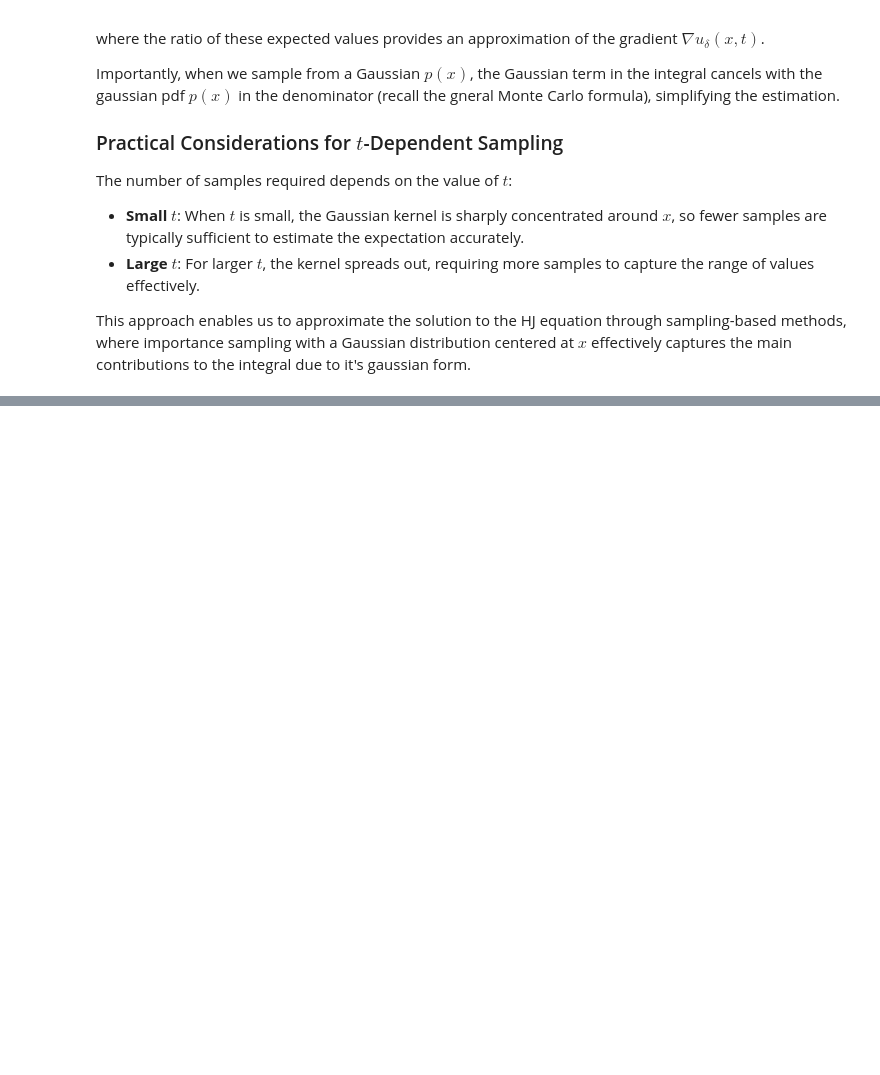
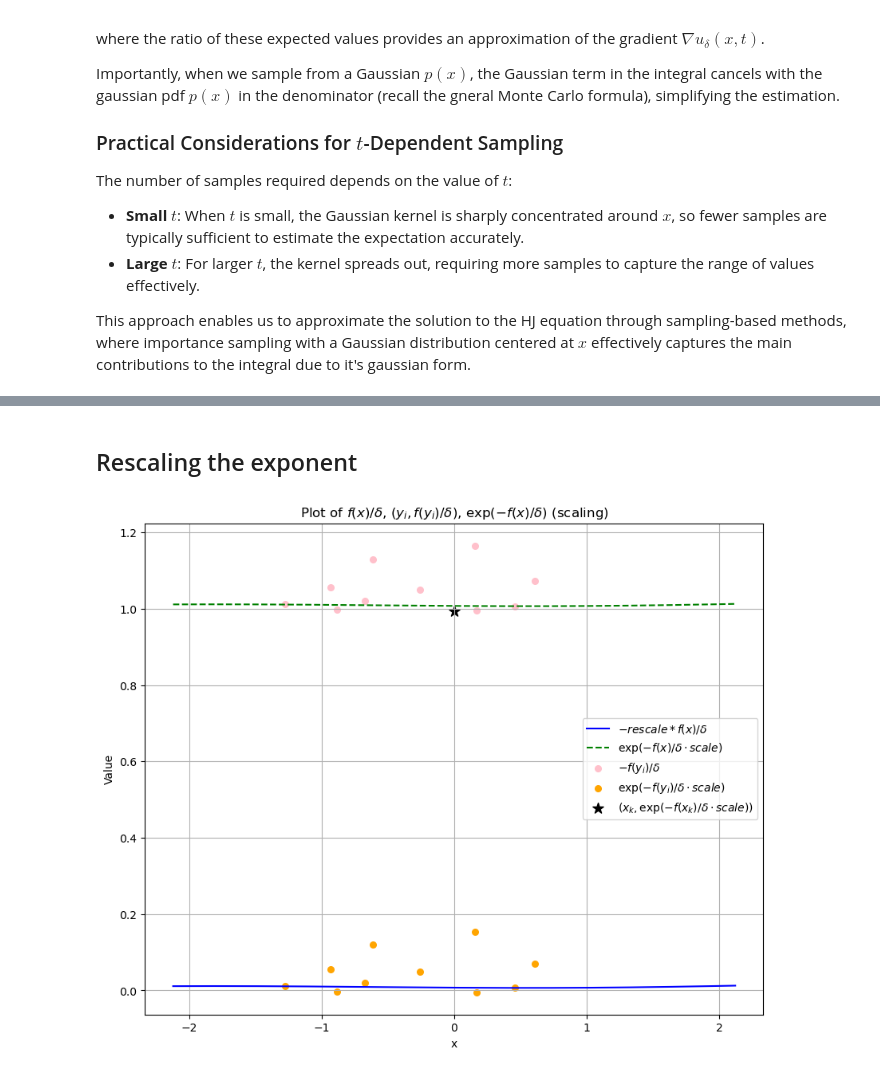
Before and after one commit to bryceshirley/hj-global-opt, a Jupyter notebook: monte_carlo_integration.ipynb, the cells around one changed output, grey strips where cells are left out. Cells and saved outputs as stored; diff of their text form; code cells hidden in the pictures; blank space fills up the shorter version.

```diff
--- a/monte_carlo_integration.ipynb
+++ b/monte_carlo_integration.ipynb
@@ -424,0 +534,45 @@ This approach enables us to approximate the solution to the HJ equation through
+# %% [markdown]
+## Rescaling the exponent
+# %%
+# Scaling approach with a fixed rescale factor
+rescale = 0.001
+standard_dev_rescale = np.sqrt(delta * t/rescale)
+y_samples_rescale = np.random.normal(x_k, standard_dev_rescale, n_samples)
+exponents_range_scaled = -rescale*minus_f_over_delta(y_samples_rescale, delta)
+exp_minus_f_over_delta_scaled = np.exp(exponents_range_scaled)
+
+# Define a range for x to plot the function
+x_range = np.linspace(x_k - 3 * standard_deviation, x_k + 3 * standard_deviation, 400)
+
+# Calculate f(x) / delta for the range of x
+exponents_range = -rescale*minus_f_over_delta(x_range, delta)
+scaled_exp = np.exp(exponents_range)
+
+# Plotting
+plt.figure(figsize=(10, 8))
+
+# Plot -f(x) / delta
+plt.plot(x_range, exponents_range, label=r'$-rescale*f(x) / \delta$', color='blue')
+
+# Plot -f(y_i) / delta as individual points
+plt.scatter(y_samples, exp_minus_f_over_delta_scaled, label=r'$-f(y_i) / \delta$', color='pink', s=30)
+
+# Plot exp(-f(x) / delta) with scaling
+plt.plot(x_range, scaled_exp, label=r'$\exp(-f(x) / \delta \cdot scale)$', color='green', linestyle='--')
+
+# Plot exp(-f(y_i) / delta) as scatter points with scaling
+plt.scatter(y_samples, exponents_range_scaled, color='orange', s=30, label=r'$\exp(-f(y_i) / \delta \cdot scale)$')
+
+# Mark the scaled point at x_k
+plt.scatter(x_k, np.exp(minus_f_over_delta(x_k, delta) * rescale), color='black', marker='*', s=100,
+            label=r'$(x_k, \exp(-f(x_k) / \delta \cdot scale))$')
+
+# Labels and legend
+plt.xlabel('x')
+plt.ylabel('Value')
+plt.title(r'Plot of $f(x) / \delta$, $(y_i, f(y_i) / \delta)$, $\exp(-f(x) / \delta)$ (scaling)')
+plt.legend()
+plt.grid(True)
+plt.show()
+# %% [output]
+[figure, added]
```
Also changed, not shown: parts of 12 cells of this notebook, 1 other file.
